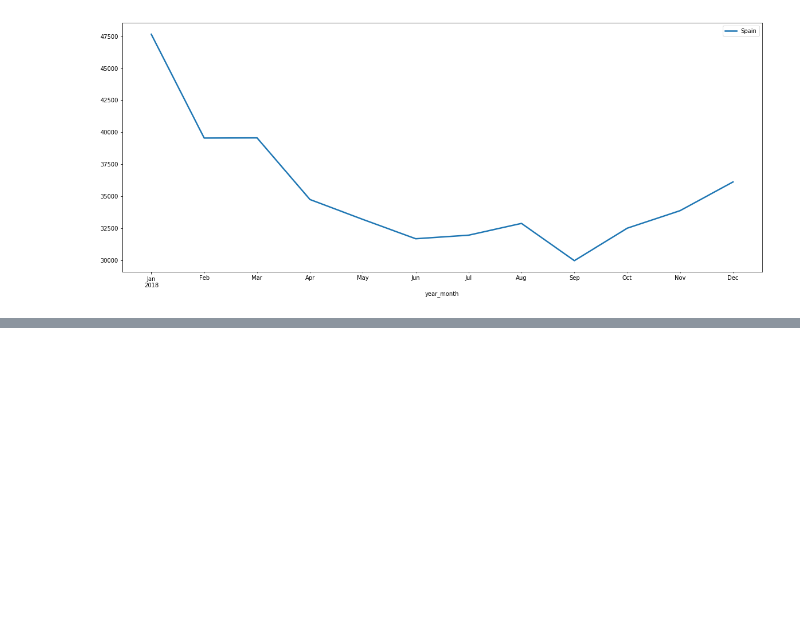
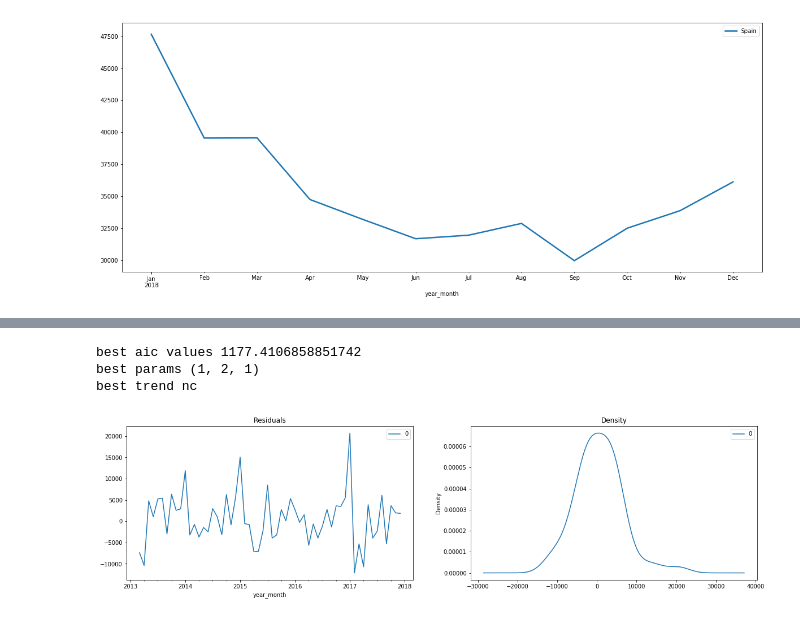
Before and after one commit to janrth/covid19_mortality, a Jupyter notebook: cvd19_mortality.ipynb, the cells around one changed output, grey strips where cells are left out. Saved outputs shown, nothing was run; the diff lists cells and outputs as text; code cells hidden in the pictures; blank space fills up the shorter version.

```diff
--- a/cvd19_mortality.ipynb
+++ b/cvd19_mortality.ipynb
@@ -191,0 +249,44 @@ corr.style.background_gradient(cmap='coolwarm')
+# %%
+bestAIC = np.inf
+bestParam = None
+bestTrend = None
+
+series_time.index  = pd.DatetimeIndex(series.year_month).to_period('M')
+
+for i,v in enumerate(pdq):
+            for z,u in enumerate(trend_value):
+                    try:
+                        model = ARIMA(series_time.Value, order = v)
+                        model_fit = model.fit(disp = False,
+                                              transparams = False,
+                                              trend = u)
+
+                        if  model_fit.aic < bestAIC:
+                            bestAIC = model_fit.aic
+                            bestParam = v
+                            bestTrend = u
+                    except:
+                            continue
+print('best aic values {}'.format(bestAIC))
+print('best params {}'.format(bestParam))
+print('best trend {}'.format(bestTrend))
+# %% [output]
+best aic values 1177.4106858851742
+best params (1, 2, 1)
+best trend nc
+# %%
+model = ARIMA(series_time.Value, order = (1, 2, 1))
+model_fit = model.fit(disp = False,
+                                              transparams = False,
+                                              trend = 'nc',
+                                              solver = 'lbfgs')
+predictions = model_fit.predict(start, end,typ = 'levels').rename("Predictions")
+# %%
+# Plot residual errors
+residuals = pd.DataFrame(model_fit.resid)
+fig, ax = plt.subplots(1,2, figsize = (20,5))
+residuals.plot(title="Residuals", ax=ax[0])
+residuals.plot(kind='kde', title='Density', ax=ax[1])
+plt.show()
+# %% [output]
+[figure, added]
```
Also changed, not shown: parts of 21 cells of this notebook.
